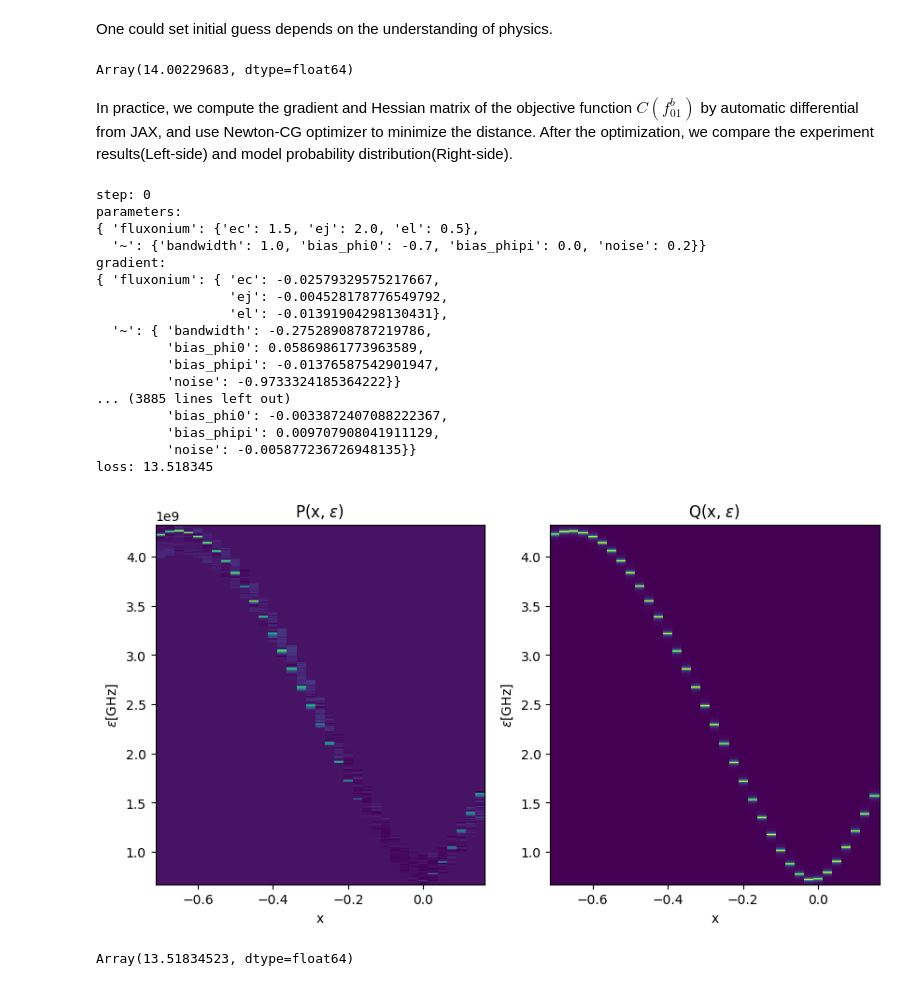
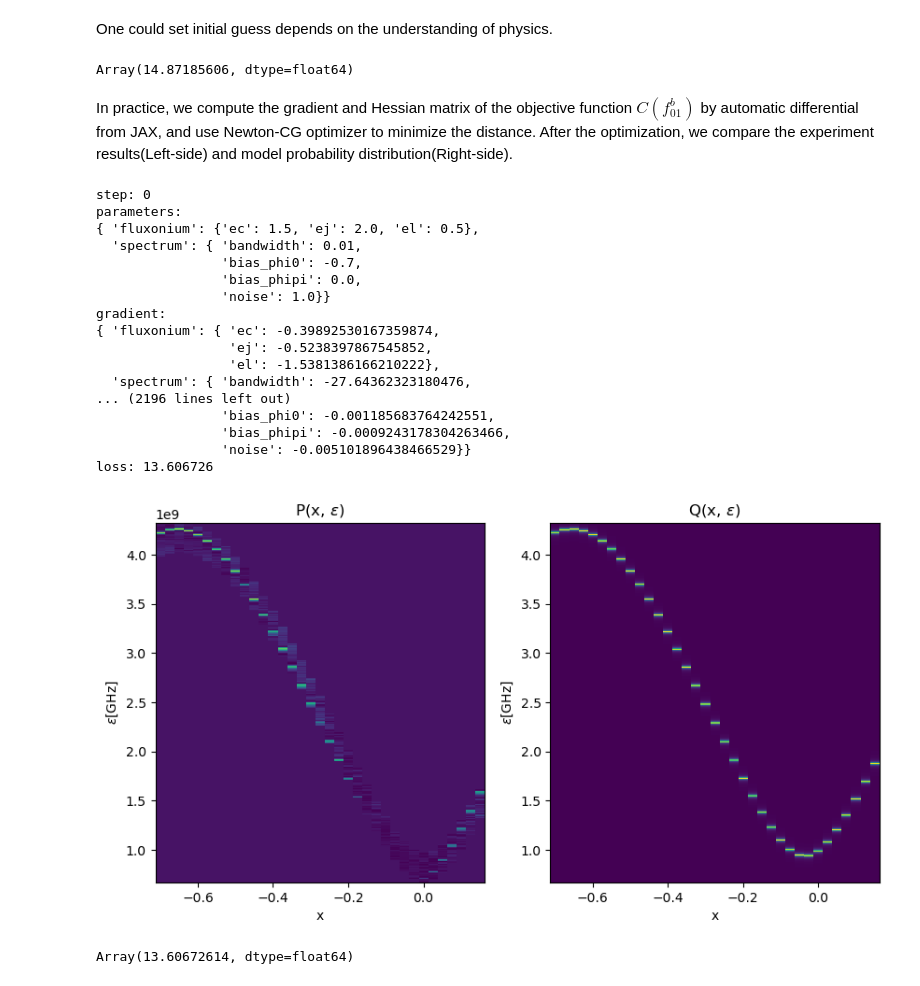
Before and after one commit to iqubit-org/supergrad, a Jupyter notebook: examples/spectrum_fitting_fluxonium/spectrum_fitting.ipynb, the cells around one changed output. Drawn from its saved outputs; the diff is of its cells as text; code cells hidden in the pictures.

```diff
--- a/examples/spectrum_fitting_fluxonium/spectrum_fitting.ipynb
+++ b/examples/spectrum_fitting_fluxonium/spectrum_fitting.ipynb
@@ -62,11 +59,11 @@ loss_kl_div.init(jax.random.PRNGKey(0), *data)
 One could set initial guess depends on the understanding of physics.
 # %%
 initial_guess = {
-    '~': {
+    'spectrum': {
         'bias_phi0': jnp.array(-0.7),
         'bias_phipi': jnp.array(0.),
-        'bandwidth': jnp.array(1.),
-        'noise': jnp.array(0.2)
+        'bandwidth': jnp.array(1e-2),
+        'noise': jnp.array(1.0)
     },
     'fluxonium': {
         'ec': jnp.array(1.5),
@@ -74,38 +71,39 @@ initial_guess = {
         'el': jnp.array(0.5)
     }
 }
-loss_kl_div.apply(initial_guess, *data)
+loss_kl_div(initial_guess, *data)
 # %% [output]
-Array(14.00229683, dtype=float64)
+Array(14.87185606, dtype=float64)
 # %% [markdown]
 In practice, we compute the gradient and Hessian matrix of the objective function $C(f_{01}^b)$ by automatic differential from JAX, and use Newton-CG optimizer to minimize the distance. After the optimization, we compare the experiment results(Left-side) and model probability distribution(Right-side).
 # %%
-res = scipy_minimize(loss_kl_div.apply,
+res = scipy_minimize(loss_kl_div,
                      initial_guess,
                      args=data,
                      hess='jax',
                      method='newton-cg',
+                     options={'maxiter':100},
                      logging=True)
 # %% [output]
 step: 0
 parameters:
 { 'fluxonium': {'ec': 1.5, 'ej': 2.0, 'el': 0.5},
-  '~': {'bandwidth': 1.0, 'bias_phi0': -0.7, 'bias_phipi': 0.0, 'noise': 0.2}}
+  'spectrum': { 'bandwidth': 0.01,
+                'bias_phi0': -0.7,
+                'bias_phipi': 0.0,
+                'noise': 1.0}}
 gradient:
-{ 'fluxonium': { 'ec': -0.02579329575217667,
-                 'ej': -0.004528178776549792,
-                 'el': -0.01391904298130431},
-  '~': { 'bandwidth': -0.27528908787219786,
-         'bias_phi0': 0.05869861773963589,
-         'bias_phipi': -0.01376587542901947,
-         'noise': -0.9733324185364222}}
-... (3885 lines left out)
-         'bias_phi0': -0.0033872407088222367,
-         'bias_phipi': 0.009707908041911129,
-         'noise': -0.005877236726948135}}
-loss: 13.518345
+{ 'fluxonium': { 'ec': -0.39892530167359874,
+                 'ej': -0.5238397867545852,
+                 'el': -1.5381386166210222},
+  'spectrum': { 'bandwidth': -27.64362323180476,
+... (2196 lines left out)
+                'bias_phi0': -0.001185683764242551,
+                'bias_phipi': -0.0009243178304263466,
+                'noise': -0.005101896438466529}}
+loss: 13.606726
 # %%
-loss_kl_div.apply(res.x, *(data + (True,)))
+loss_kl_div(res.x, *(data + (True,)))
 # %% [output]
-[figure, old version]
+[figure, new version]
-Array(13.51834523, dtype=float64)
+Array(13.60672614, dtype=float64)
```
Also changed, not shown: parts of 2 cells of this notebook, 34 other files.
